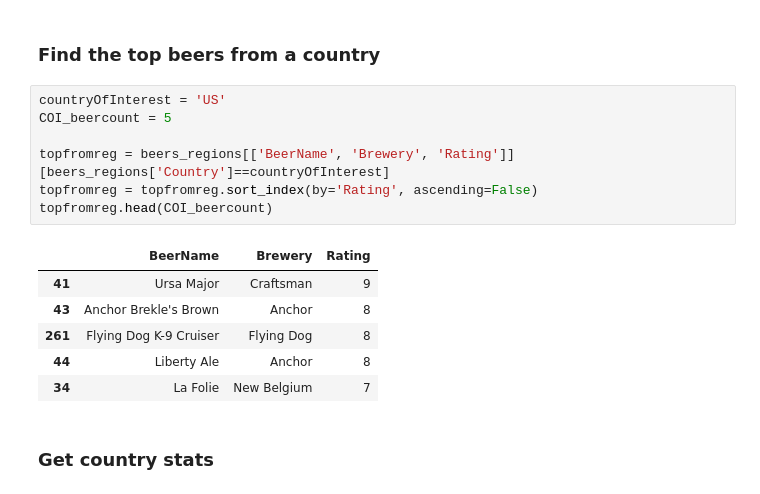
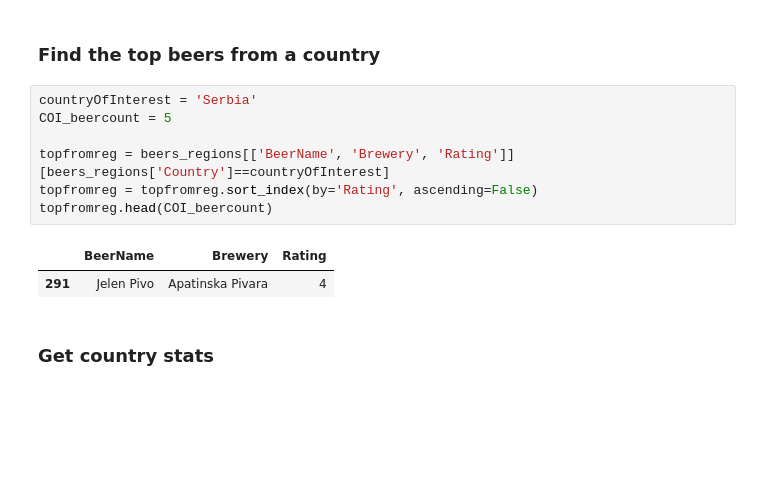
Before and after one commit to anzelpwj/Beer_server, a Jupyter notebook: BeerDbPandas.ipynb, the cells around one changed output. Drawn from its saved outputs; the diff is of its cells as text; blank space fills up the shorter version.

```diff
--- a/BeerDbPandas.ipynb
+++ b/BeerDbPandas.ipynb
@@ -105,19 +105,15 @@ Two-sided p-value Ale vs Lager: 1.268e-07
 # %% [markdown]
 ### Find the top beers from a country
 # %%
-countryOfInterest = 'US'
+countryOfInterest = 'Serbia'
 COI_beercount = 5
 
 topfromreg = beers_regions[['BeerName', 'Brewery', 'Rating']][beers_regions['Country']==countryOfInterest]
 topfromreg = topfromreg.sort_index(by='Rating', ascending=False)
 topfromreg.head(COI_beercount)
 # %% [output]
 |  | BeerName | Brewery | Rating |
-| 41 | Ursa Major | Craftsman | 9 |
-| 43 | Anchor Brekle's Brown | Anchor | 8 |
-| 261 | Flying Dog K-9 Cruiser | Flying Dog | 8 |
-| 44 | Liberty Ale | Anchor | 8 |
-| 34 | La Folie | New Belgium | 7 |
+| 291 | Jelen Pivo | Apatinska Pivara | 4 |
 # %% [markdown]
 ### Get country stats
 # %%
```
Also changed, not shown: parts of 20 cells of this notebook, 4 other files.
